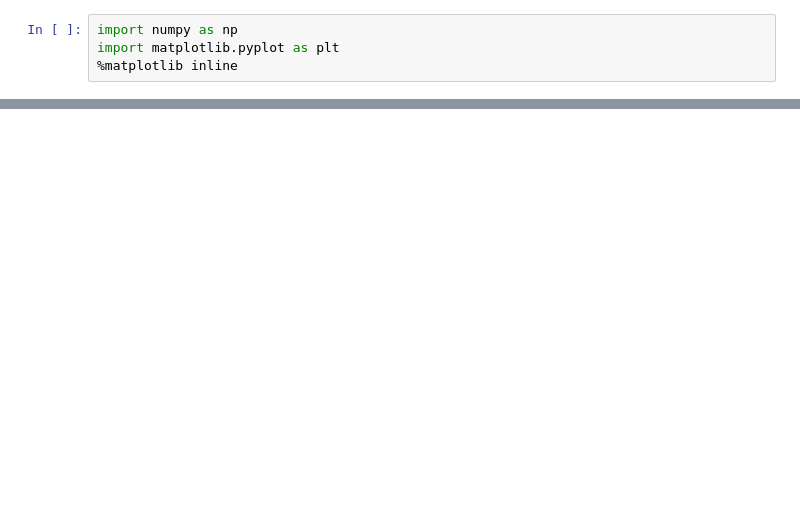
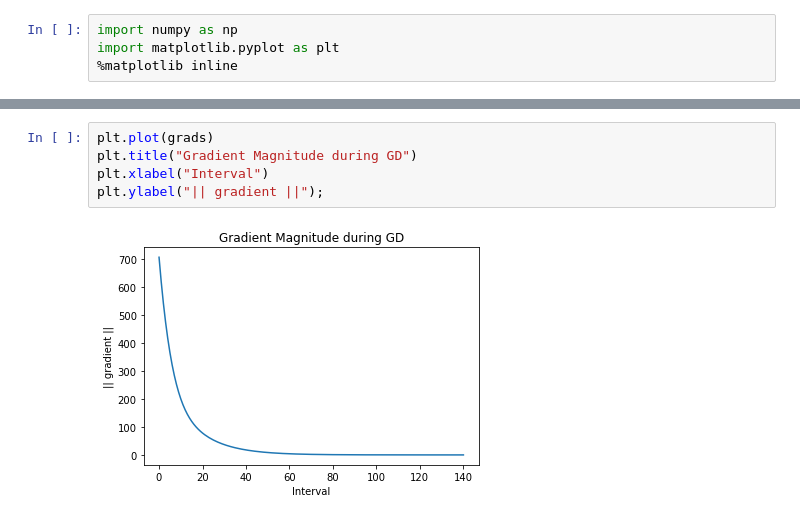
Before and after one commit to lucbouchard1/ece565-project, a Jupyter notebook: code/project.ipynb, the cells around one changed output, grey strips where cells are left out. Saved outputs shown, nothing was run; the diff lists cells and outputs as text; blank space fills up the shorter version.

```diff
--- a/code/project.ipynb
+++ b/code/project.ipynb
@@ -50,0 +71,7 @@ def do_gd(X, y, true_w, lr=0.001, max_iter=1000):
+# %%
+plt.plot(grads)
+plt.title("Gradient Magnitude during GD")
+plt.xlabel("Interval")
+plt.ylabel("|| gradient ||");
+# %% [output]
+[figure, added]
```
Also changed, not shown: parts of 16 cells of this notebook.
